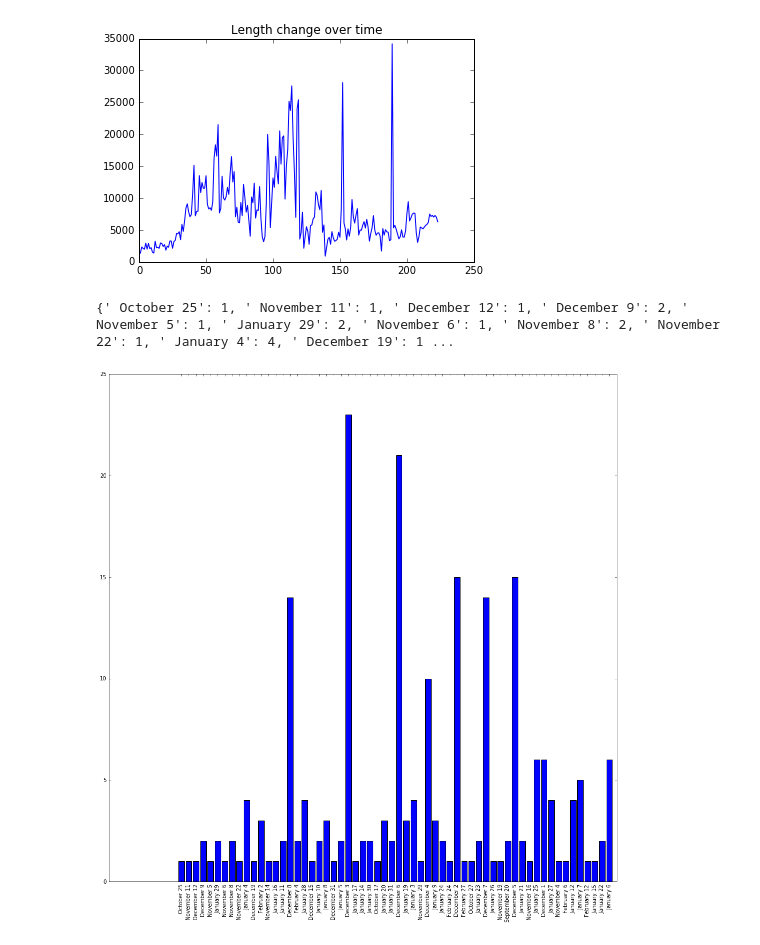
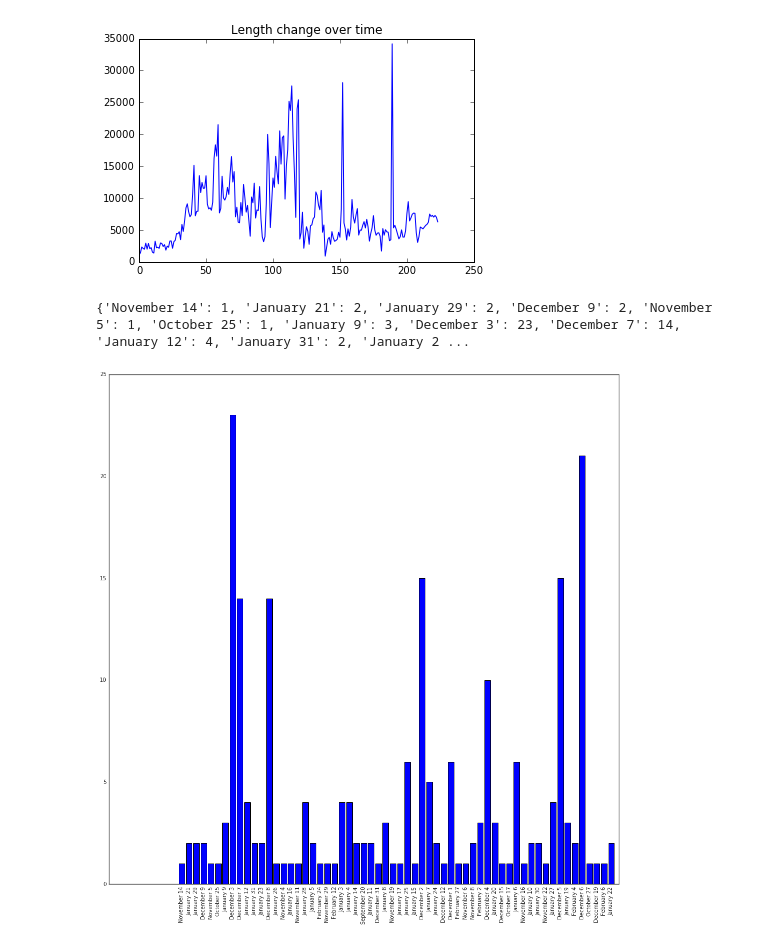
Before and after one commit to jsafyan/edav-project-4, a Jupyter notebook: time_countries.ipynb, the cells around one changed output. Drawn from its saved outputs; the diff is of its cells as text; code cells hidden in the pictures.

Commit message:
revions to time graphs, exploring word2vec usefulness (TBD)

```diff
--- a/time_countries.ipynb
+++ b/time_countries.ipynb
@@ -5,7 +9,7 @@ import urllib.request
 #for line in stopwordlist:
 #    stopword = line.split(",")
 # %%
-text1 = open("state_of_union.txt")
+text1 = open("sotu.txt")
 text = text1.read()
 text_list=text.split("***")
 text1.close()
@@ -65,27 +67,29 @@ plt.plot(x,y);
 [figure]
 # %%
 #graph dates of speeches
+
 date_count = {}
 for i in title1:
-    date = i[1]
+    date = i[1].strip()
     if date_count:
         if date in date_count:
             date_count[date] = date_count[date] + 1
         else:
             date_count[date] = 1
     else:
         date_count[date] = 1
 print (date_count)
 
-
-from matplotlib import *
+# wildcard imports are an anti-pattern
+# http://docs.quantifiedcode.com/python-code-patterns/maintainability/from_module_import_all_used.html
+#from matplotlib import *
 
 plt.figure(figsize=(17,17))
 
 plt.bar(range(len(date_count)), date_count.values(), align='center')
 plt.xticks(range(len(date_count)), date_count.keys(), rotation = 'vertical')
 
 plt.show()
 # %% [output]
-{' October 25': 1, ' November 11': 1, ' December 12': 1, ' December 9': 2, ' November 5': 1, ' January 29': 2, ' November 6': 1, ' November 8': 2, ' November 22': 1, ' January 4': 4, ' December 19': 1 ...
+{'November 14': 1, 'January 21': 2, 'January 29': 2, 'December 9': 2, 'November 5': 1, 'October 25': 1, 'January 9': 3, 'December 3': 23, 'December 7': 14, 'January 12': 4, 'January 31': 2, 'January 2 ...
-[figure, old version]
+[figure, new version]
```
Also changed, not shown: parts of 8 cells of this notebook, 1 other file.
